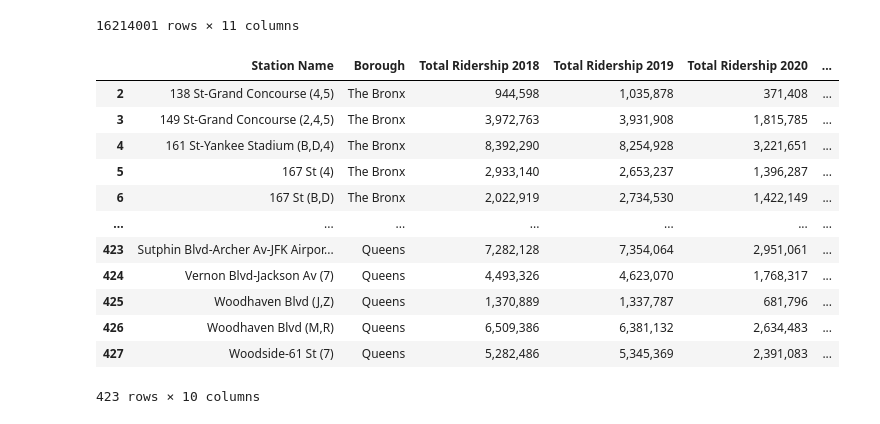
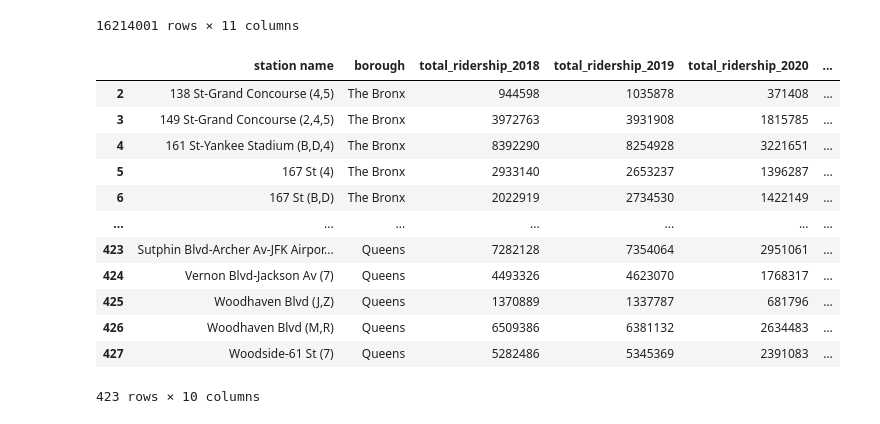
Before and after one commit to RafaelJMinaya/MTA-Subway-Ridership, a Jupyter notebook: mta-subway-analysis.ipynb, the cells around one changed output. Cells and saved outputs as stored; diff of their text form; code cells hidden in the pictures.

```diff
--- a/mta-subway-analysis.ipynb
+++ b/mta-subway-analysis.ipynb
@@ -181,53 +173,68 @@ hourly_ridership_2023
 | 45109801 | 2023-03-15 14:00:00 | 3 | 15 | 2023 | 2 | 608 | 4 Av (F/G)/9 St (R) | ... |
 16214001 rows × 11 columns
 # %%
+#Importing Data
 total_ridership_since_2018 = pd.read_csv('/kaggle/input/mta-daily-ridership-data-beginning-2020/2023 Subway Tables - Annual Total.csv')
 
 #Rework data header and columns
 total_ridership_since_2018.columns = total_ridership_since_2018.iloc[0]
 total_ridership_since_2018 = total_ridership_since_2018[1:]
 
 #Renaming some columns
-total_ridership_since_2018.rename(columns={'Station (alphabetical by borough)': 'Station Name',
-                                           'Boro': 'Borough',
-                                           '2018': 'Total Ridership 2018',
-                                           '2019': 'Total Ridership 2019',
-                                           '2020': 'Total Ridership 2020',
-                                           '2021': 'Total Ridership 2021',
-                                           '2022': 'Total Ridership 2022',
-                                           '2023': 'Total Ridership 2023',
-                                           '2022-2023 Change': '2022 to 2023 Change',
-                                           '2023 Rank': '2023 Ridership Rank'},
+total_ridership_since_2018.rename(columns={'Station (alphabetical by borough)': 'station name',
+                                           'Boro': 'borough',
+                                           '2018': 'total_ridership_2018',
+                                           '2019': 'total_ridership_2019',
+                                           '2020': 'total_ridership_2020',
+                                           '2021': 'total_ridership_2021',
+                                           '2022': 'total_ridership_2022',
+                                           '2023': 'total_ridership_2023',
+                                           '2022-2023 Change': '2022-2023_change',
+                                           '2023 Rank': '2023_ridership_rank'},
                                   inplace=True)
 
 #Drop columns that are not needed
 total_ridership_since_2018 = total_ridership_since_2018.iloc[:, :1].join(total_ridership_since_2018.iloc[:, 2:])
 total_ridership_since_2018 = total_ridership_since_2018.iloc[:, :9].join(total_ridership_since_2018.iloc[:, 10:])
 
 #Delete rows that don't have any numeric values for analysis
-total_ridership_since_2018.dropna(subset=['Borough'], inplace=True)
+total_ridership_since_2018.dropna(subset=['borough'], inplace=True)
 
 #Replace names of borough
-replacements = {'Bx': 'The Bronx', 'Q': 'Queens', 'B': 'Brooklyn', 'M': 'Manhattan'}
-total_ridership_since_2018['Borough'] = total_ridership_since_2018['Borough'].replace(replacements)
+replacements = {'Bx': 'The Bronx',
+                'Q': 'Queens',
+                'B': 'Brooklyn',
+                'M': 'Manhattan'}
+total_ridership_since_2018['borough'] = total_ridership_since_2018['borough'].replace(replacements)
+
+#Change data type of numeric columns
+columns = ['total_ridership_2018',
+           'total_ridership_2019',
+           'total_ridership_2020',
+           'total_ridership_2021',
+           'total_ridership_2022',
+           'total_ridership_2023',
+           '2022-2023_change',
+           '2023_ridership_rank']
+for i in columns:
+    total_ridership_since_2018[i] = total_ridership_since_2018[i].str.replace(',', '').astype(int)
 
 
-
-
+#################################
 total_ridership_since_2018
 # %% [output]
-|  | Station Name | Borough | Total Ridership 2018 | Total Ridership 2019 | Total Ridership 2020 | ... |
-| 2 | 138 St-Grand Concourse (4,5) | The Bronx | 944,598 | 1,035,878 | 371,408 | ... |
-| 3 | 149 St-Grand Concourse (2,4,5) | The Bronx | 3,972,763 | 3,931,908 | 1,815,785 | ... |
-| 4 | 161 St-Yankee Stadium (B,D,4) | The Bronx | 8,392,290 | 8,254,928 | 3,221,651 | ... |
-| 5 | 167 St (4) | The Bronx | 2,933,140 | 2,653,237 | 1,396,287 | ... |
-| 6 | 167 St (B,D) | The Bronx | 2,022,919 | 2,734,530 | 1,422,149 | ... |
+|  | station name | borough | total_ridership_2018 | total_ridership_2019 | total_ridership_2020 | ... |
+| 2 | 138 St-Grand Concourse (4,5) | The Bronx | 944598 | 1035878 | 371408 | ... |
+| 3 | 149 St-Grand Concourse (2,4,5) | The Bronx | 3972763 | 3931908 | 1815785 | ... |
+| 4 | 161 St-Yankee Stadium (B,D,4) | The Bronx | 8392290 | 8254928 | 3221651 | ... |
+| 5 | 167 St (4) | The Bronx | 2933140 | 2653237 | 1396287 | ... |
+| 6 | 167 St (B,D) | The Bronx | 2022919 | 2734530 | 1422149 | ... |
 | ... | ... | ... | ... | ... | ... | ... |
-| 423 | Sutphin Blvd-Archer Av-JFK Airpor... | Queens | 7,282,128 | 7,354,064 | 2,951,061 | ... |
-| 424 | Vernon Blvd-Jackson Av (7) | Queens | 4,493,326 | 4,623,070 | 1,768,317 | ... |
-| 425 | Woodhaven Blvd (J,Z) | Queens | 1,370,889 | 1,337,787 | 681,796 | ... |
-| 426 | Woodhaven Blvd (M,R) | Queens | 6,509,386 | 6,381,132 | 2,634,483 | ... |
-| 427 | Woodside-61 St (7) | Queens | 5,282,486 | 5,345,369 | 2,391,083 | ... |
+| 423 | Sutphin Blvd-Archer Av-JFK Airpor... | Queens | 7282128 | 7354064 | 2951061 | ... |
+| 424 | Vernon Blvd-Jackson Av (7) | Queens | 4493326 | 4623070 | 1768317 | ... |
+| 425 | Woodhaven Blvd (J,Z) | Queens | 1370889 | 1337787 | 681796 | ... |
+| 426 | Woodhaven Blvd (M,R) | Queens | 6509386 | 6381132 | 2634483 | ... |
+| 427 | Woodside-61 St (7) | Queens | 5282486 | 5345369 | 2391083 | ... |
 423 rows × 10 columns
 # %%
 monthly_riders_since_2018.to_csv('/kaggle/working/monthly_riders_since_2008.csv', index=False)
```
Also changed, not shown: parts of 4 cells of this notebook.
